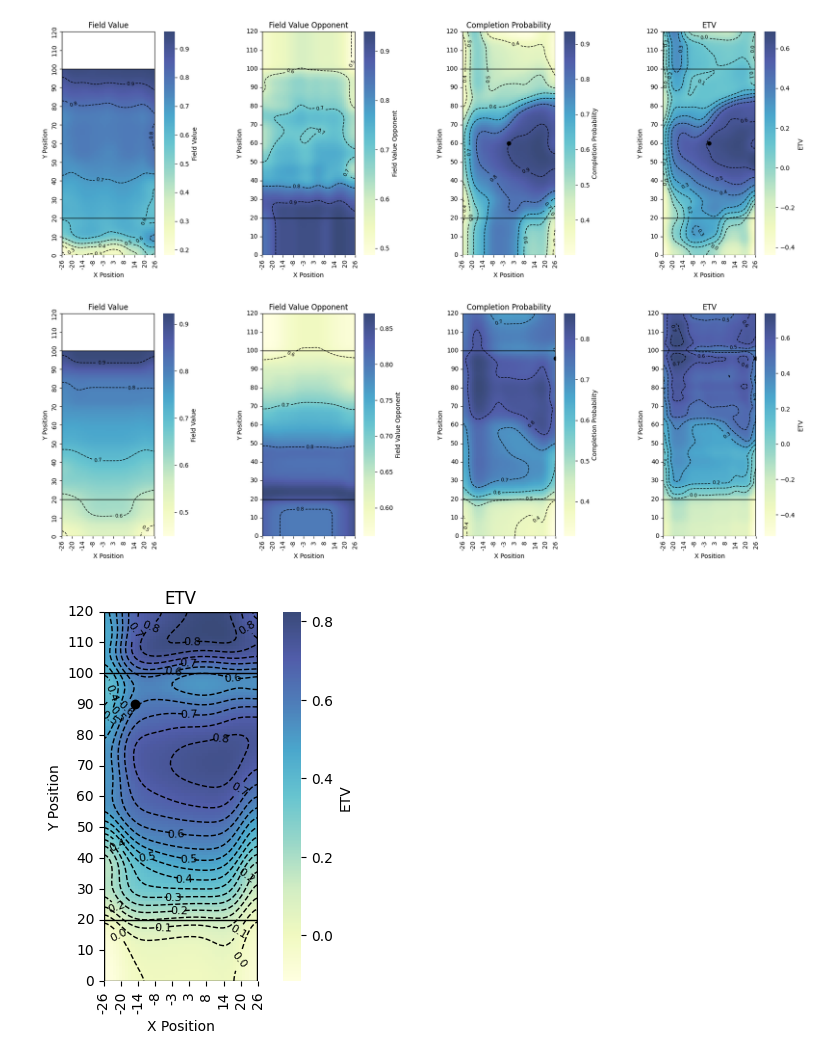
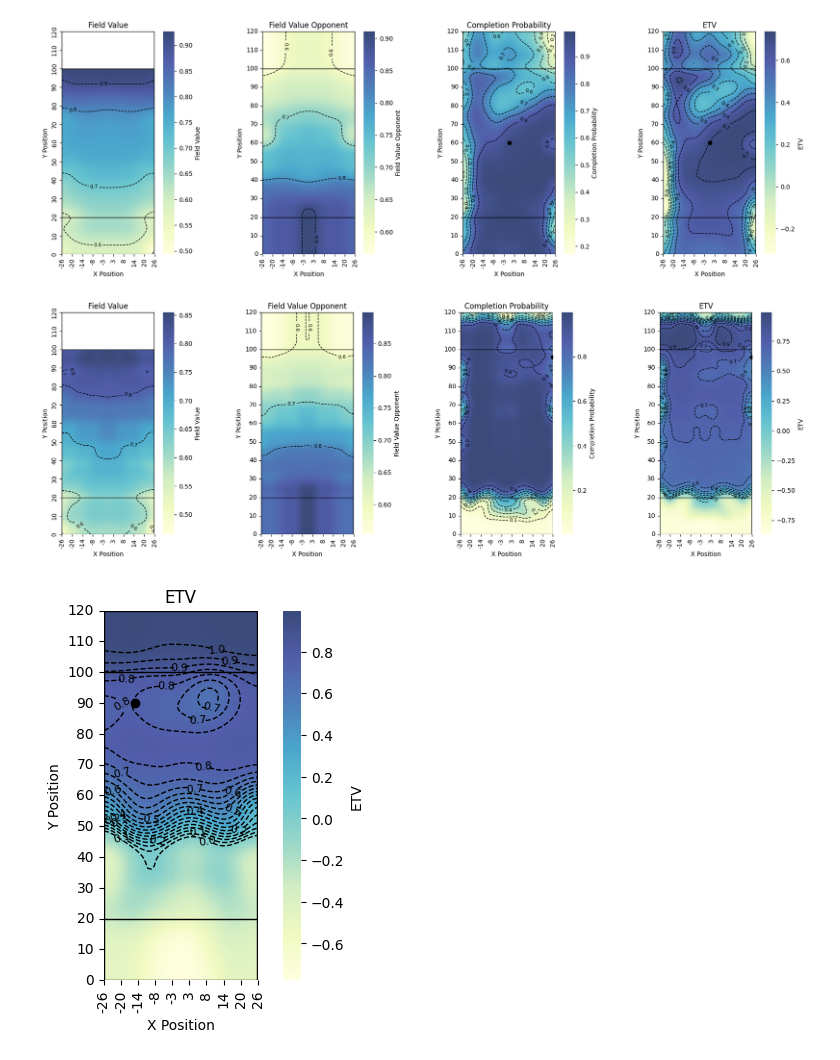
Before and after one commit to BradenEberhard/Expected-Throwing-Value, a Jupyter notebook: figures/etv_plots.ipynb, the cells around one changed output. Cells and saved outputs as stored; diff of their text form; code cells hidden in the pictures.

Commit message:
simplified models

```diff
--- a/figures/etv_plots.ipynb
+++ b/figures/etv_plots.ipynb
@@ -6,50 +6,49 @@ import numpy as np
 import joblib
 import matplotlib.pyplot as plt
 from helper_files.plotting_functions import get_opponent_df, generate_fv_grid, plot_heatmap, generate_cp_grid
-# %%
-models = joblib.load('../data/models/all_models_augment_all.jblb')
 # %%
+models = joblib.load('../data/models/models_squared.jblb')
 defaults = {'possession_num':1, 'possession_throw':4,'game_quarter':1, 'quarter_point':1,'score_diff':0,'times':3}
 sigma = 3
 thrower_x, thrower_y = 25, 60
 fig, axes = plt.subplots(1, 4, figsize=(18, 6))
 
-fv_grid = generate_fv_grid(-26.66, 26.67, 0, 100, 50, 100, default_columns=defaults, include_interaction=False)
+fv_grid = generate_fv_grid(-26.66, 26.67, 0, 100, 50, 100, default_columns=defaults)[models['fv_features']]
 fv = plot_heatmap(models['fv_model']['model'], fv_grid, 50, 100, title='Field Value', scaler=models['fv_model']['scaler'], sigma=sigma, ax=axes[0])
 
-cp_grid = generate_cp_grid(thrower_x=thrower_x, thrower_y=thrower_y, default_columns=defaults)
+cp_grid = generate_cp_grid(thrower_x=thrower_x, thrower_y=thrower_y, default_columns=defaults)[models['cp_features']]
 cp = plot_heatmap(models['cp_model']['model'], cp_grid[models['cp_model']['features']], 50, 120, title='Completion Probability', scaler=models['cp_model']['scaler'], sigma=sigma, ax=axes[2], highlight_point=(thrower_x, thrower_y))
 
-opponent_df = get_opponent_df(cp_grid)
+opponent_df = get_opponent_df(cp_grid)[models['fv_features']]
 fv_opponent = plot_heatmap(models['fv_model']['model'], opponent_df, 50, 120, title='Field Value Opponent', scaler=models['fv_model']['scaler'], sigma=sigma, ax=axes[1])
 
 etv = models['etv_model'].predict(cp_grid).reshape(120,50)
-plot_heatmap(None, etv, 50, 120, title='ETV', sigma=2.5, ax=axes[3], highlight_point=(thrower_x, thrower_y))
+plot_heatmap(None, etv, 50, 120, title='ETV', sigma=sigma, ax=axes[3], highlight_point=(thrower_x, thrower_y))
 plt.tight_layout()
 plt.show()
 # %% [output]
-[figure, old version]
+[figure, new version]
 # %%
-defaults = {'possession_num':1, 'possession_throw':4,'game_quarter':1, 'quarter_point':1,'score_diff':0,'times':10}
-sigma = 3
+defaults = {'possession_num':1, 'possession_throw':1,'game_quarter':1, 'quarter_point':1,'score_diff':0,'times':10}
+sigma = 2
 thrower_x, thrower_y = 50, 96
 fig, axes = plt.subplots(1, 4, figsize=(18, 6))
 
-fv_grid = generate_fv_grid(-26.66, 26.67, 0, 100, 50, 100, default_columns=defaults, include_interaction=False)
+fv_grid = generate_fv_grid(-26.66, 26.67, 0, 100, 50, 100, default_columns=defaults)[models['fv_features']]
 fv = plot_heatmap(models['fv_model']['model'], fv_grid, 50, 100, title='Field Value', scaler=models['fv_model']['scaler'], sigma=sigma, ax=axes[0])
 
-cp_grid = generate_cp_grid(thrower_x=thrower_x, thrower_y=thrower_y, default_columns=defaults)
+cp_grid = generate_cp_grid(thrower_x=thrower_x, thrower_y=thrower_y, default_columns=defaults)[models['cp_features']]
 cp = plot_heatmap(models['cp_model']['model'], cp_grid[models['cp_model']['features']], 50, 120, title='Completion Probability', scaler=models['cp_model']['scaler'], sigma=sigma, ax=axes[2], highlight_point=(thrower_x, thrower_y))
 
-opponent_df = get_opponent_df(cp_grid)
+opponent_df = get_opponent_df(cp_grid)[models['fv_features']]
 fv_opponent = plot_heatmap(models['fv_model']['model'], opponent_df, 50, 120, title='Field Value Opponent', scaler=models['fv_model']['scaler'], sigma=sigma, ax=axes[1])
 
 etv = models['etv_model'].predict(cp_grid).reshape(120,50)
-plot_heatmap(None, etv, 50, 120, title='ETV', sigma=1.5, ax=axes[3], highlight_point=(thrower_x, thrower_y))
+plot_heatmap(None, etv, 50, 120, title='ETV', sigma=sigma, ax=axes[3], highlight_point=(thrower_x, thrower_y))
 plt.tight_layout()
 plt.show()
 # %% [output]
-[figure, old version]
+[figure, new version]
 # %%
 defaults = {'possession_num':1, 'possession_throw':4,'game_quarter':1, 'quarter_point':1,'score_diff':0,'times':12}
 sigma = 5
@@ -58,4 +57,4 @@ cp_grid = generate_cp_grid(thrower_x=thrower_x, thrower_y=thrower_y, default_col
 etv = models['etv_model'].predict(cp_grid).reshape(120,50)
 _ = plot_heatmap(None, etv, 50, 120, title='ETV', sigma=sigma, highlight_point=(thrower_x, thrower_y), contour_every=0.05)
 # %% [output]
-[figure, old version]
+[figure, new version]
```
Also changed, not shown: 10 other files.
